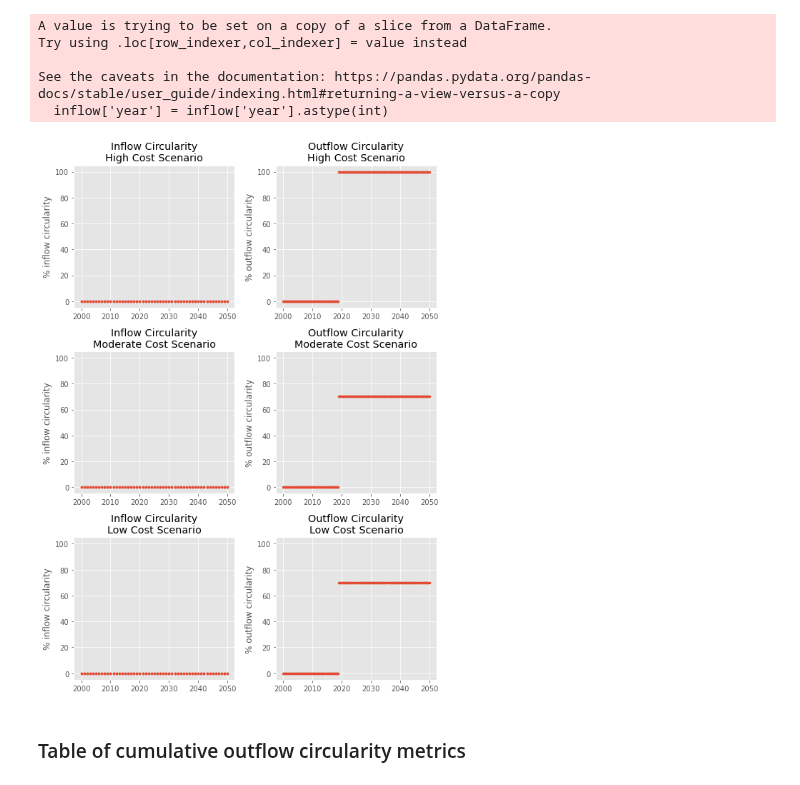
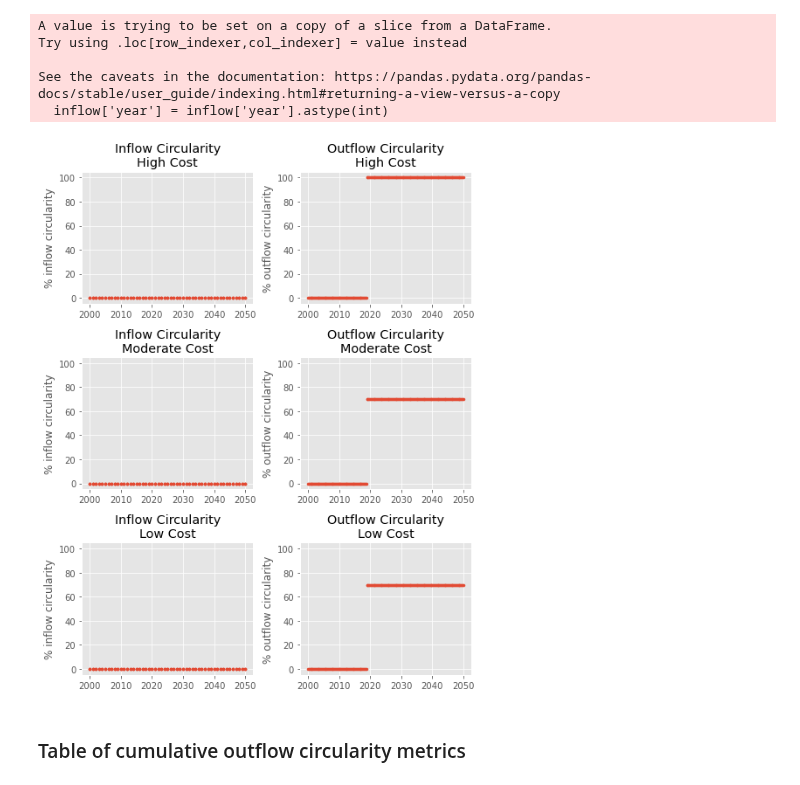
Before and after one commit to NREL/celavi, a Jupyter notebook: notebooks/CELAVI-Figures.ipynb, the cells around one changed output. Saved outputs shown, nothing was run; the diff lists cells and outputs as text; code cells hidden in the pictures.

```diff
--- a/notebooks/CELAVI-Figures.ipynb
+++ b/notebooks/CELAVI-Figures.ipynb
@@ -668,46 +690,48 @@ Try using .loc[row_indexer,col_indexer] = value instead
 See the caveats in the documentation: https://pandas.pydata.org/pandas-docs/stable/user_guide/indexing.html#returning-a-view-versus-a-copy
   inflow['year'] = inflow['year'].astype(int)
 # %%
-fig = plt.figure(figsize=(8, 11))
+width_mm = 180.0
+in_to_mm = 0.0393701
 
+fig = plt.figure(figsize=(width_mm * in_to_mm, 9))
 bauoutcirc = fig.add_subplot(3, 2, 2)
 mcoutcirc = fig.add_subplot(3, 2, 4, sharex=bauoutcirc, sharey=bauoutcirc)
 hcoutcirc = fig.add_subplot(3, 2, 6, sharex=bauoutcirc, sharey=bauoutcirc)
 
 bauincirc = fig.add_subplot(3,2,1, sharex=bauoutcirc, sharey=bauoutcirc)
 mcincirc = fig.add_subplot(3,2,3, sharex=bauoutcirc, sharey=bauoutcirc)
 hcincirc = fig.add_subplot(3,2,5, sharex=bauoutcirc, sharey=bauoutcirc)
 
 
 bauoutcirc.scatter(outflow_bau['year'], outflow_bau['pct outflow circularity'], s=9)
 
 mcoutcirc.scatter(outflow_mc['year'], outflow_mc['pct outflow circularity'], s=9)
 
 hcoutcirc.scatter(outflow_hc['year'], outflow_hc['pct outflow circularity'], s=9)
 
 bauincirc.scatter(inflow_bau['year'], inflow_bau['pct inflow circularity'], s=9)
 
 mcincirc.scatter(inflow_mc['year'], inflow_mc['pct inflow circularity'], s=9)
 
 hcincirc.scatter(inflow_hc['year'], inflow_hc['pct inflow circularity'], s=9)
 
 bauoutcirc.set_ylabel('% outflow circularity')
 mcoutcirc.set_ylabel('% outflow circularity')
 hcoutcirc.set_ylabel('% outflow circularity')
 
 bauincirc.set_ylabel('% inflow circularity')
 mcincirc.set_ylabel('% inflow circularity')
 hcincirc.set_ylabel('% inflow circularity')
 
-bauincirc.set_title('Inflow Circularity\nHigh Cost Scenario')
-mcincirc.set_title('Inflow Circularity\nModerate Cost Scenario')
-hcincirc.set_title('Inflow Circularity\nLow Cost Scenario')
+bauincirc.set_title('Inflow Circularity\nHigh Cost')
+mcincirc.set_title('Inflow Circularity\nModerate Cost')
+hcincirc.set_title('Inflow Circularity\nLow Cost')
 
-bauoutcirc.set_title('Outflow Circularity\nHigh Cost Scenario')
-mcoutcirc.set_title('Outflow Circularity\nModerate Cost Scenario')
-hcoutcirc.set_title('Outflow Circularity\nLow Cost Scenario')
+bauoutcirc.set_title('Outflow Circularity\nHigh Cost')
+mcoutcirc.set_title('Outflow Circularity\nModerate Cost')
+hcoutcirc.set_title('Outflow Circularity\nLow Cost')
 
 plt.tight_layout()
 # %% [output]
-[figure, old version]
+[figure, new version]
 # %%
```
Also changed, not shown: parts of 9 cells of this notebook.
